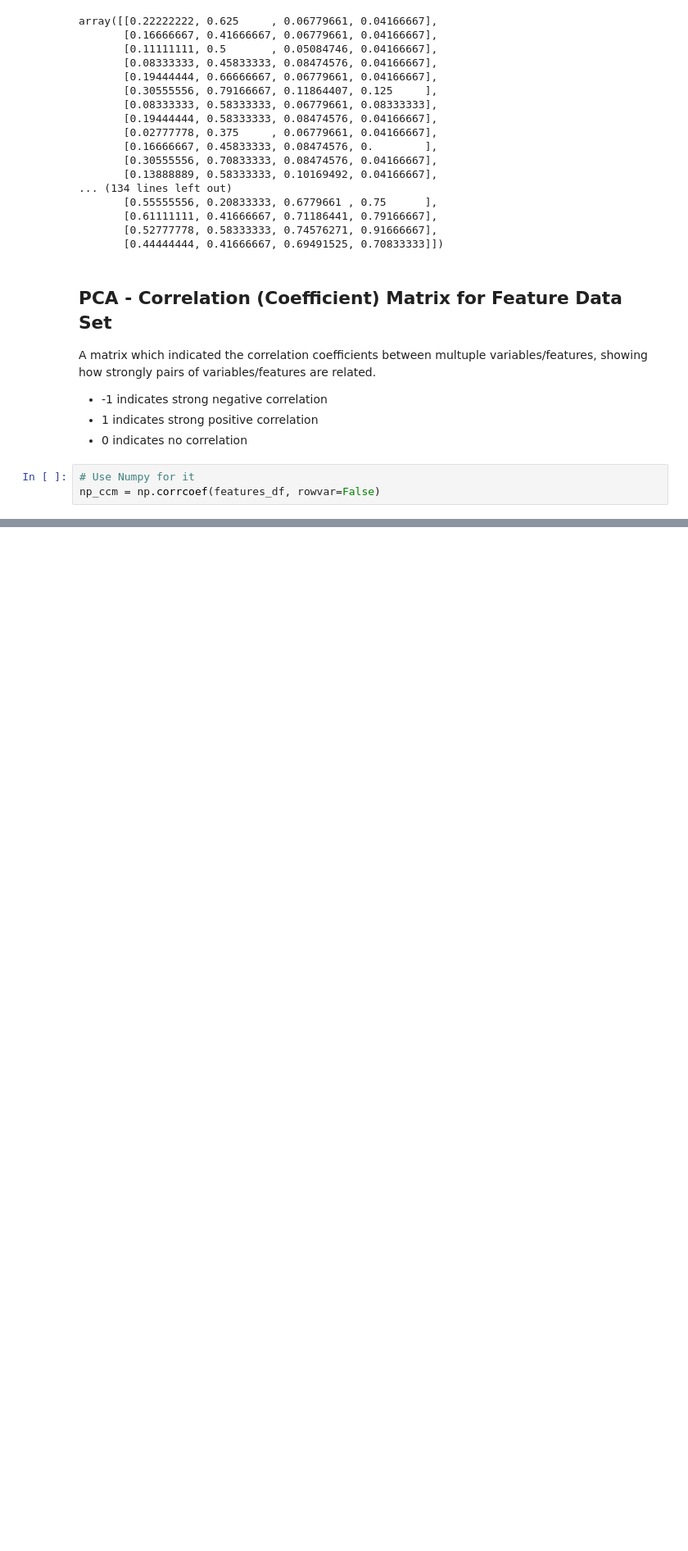
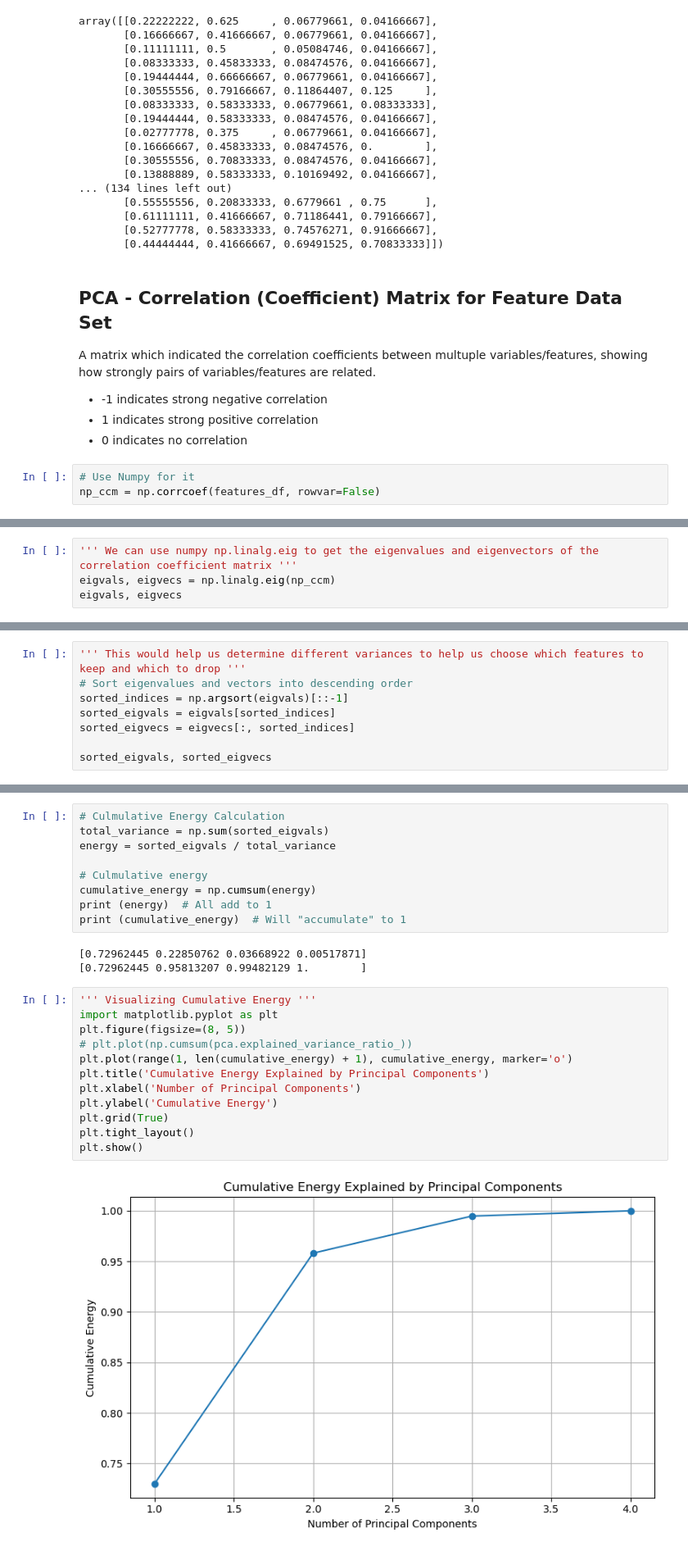
Before and after one commit to Jairik/Data-Science-Fundementals, a Jupyter notebook: Lecture-Notes/Lecture-1.ipynb, the cells around one changed output, grey strips where cells are left out. Shown: that part at 82% size. Saved outputs shown, nothing was run; the diff lists cells and outputs as text; blank space fills up the shorter version.

```diff
--- a/Lecture-Notes/Lecture-1.ipynb
+++ b/Lecture-Notes/Lecture-1.ipynb
@@ -88,0 +127,4 @@ np_ccm = np.corrcoef(features_df, rowvar=False)
+# %%
+''' We can use numpy np.linalg.eig to get the eigenvalues and eigenvectors of the correlation coefficient matrix '''
+eigvals, eigvecs = np.linalg.eig(np_ccm)
+eigvals, eigvecs
@@ -88,0 +137,8 @@ np_ccm = np.corrcoef(features_df, rowvar=False)
+# %%
+''' This would help us determine different variances to help us choose which features to keep and which to drop '''
+# Sort eigenvalues and vectors into descending order
+sorted_indices = np.argsort(eigvals)[::-1]
+sorted_eigvals = eigvals[sorted_indices]
+sorted_eigvecs = eigvecs[:, sorted_indices]
+
+sorted_eigvals, sorted_eigvecs
@@ -88,0 +159,26 @@ np_ccm = np.corrcoef(features_df, rowvar=False)
+# %%
+# Culmulative Energy Calculation
+total_variance = np.sum(sorted_eigvals)
+energy = sorted_eigvals / total_variance
+
+# Culmulative energy
+cumulative_energy = np.cumsum(energy)
+print (energy)  # All add to 1
+print (cumulative_energy)  # Will "accumulate" to 1
+# %% [output]
+[0.72962445 0.22850762 0.03668922 0.00517871]
+[0.72962445 0.95813207 0.99482129 1.        ]
+# %%
+''' Visualizing Cumulative Energy '''
+import matplotlib.pyplot as plt
+plt.figure(figsize=(8, 5))
+# plt.plot(np.cumsum(pca.explained_variance_ratio_))
+plt.plot(range(1, len(cumulative_energy) + 1), cumulative_energy, marker='o')
+plt.title('Cumulative Energy Explained by Principal Components')
+plt.xlabel('Number of Principal Components')
+plt.ylabel('Cumulative Energy')
+plt.grid(True)
+plt.tight_layout()
+plt.show()
+# %% [output]
+[figure, added]
```
Also changed, not shown: parts of 14 cells of this notebook.
